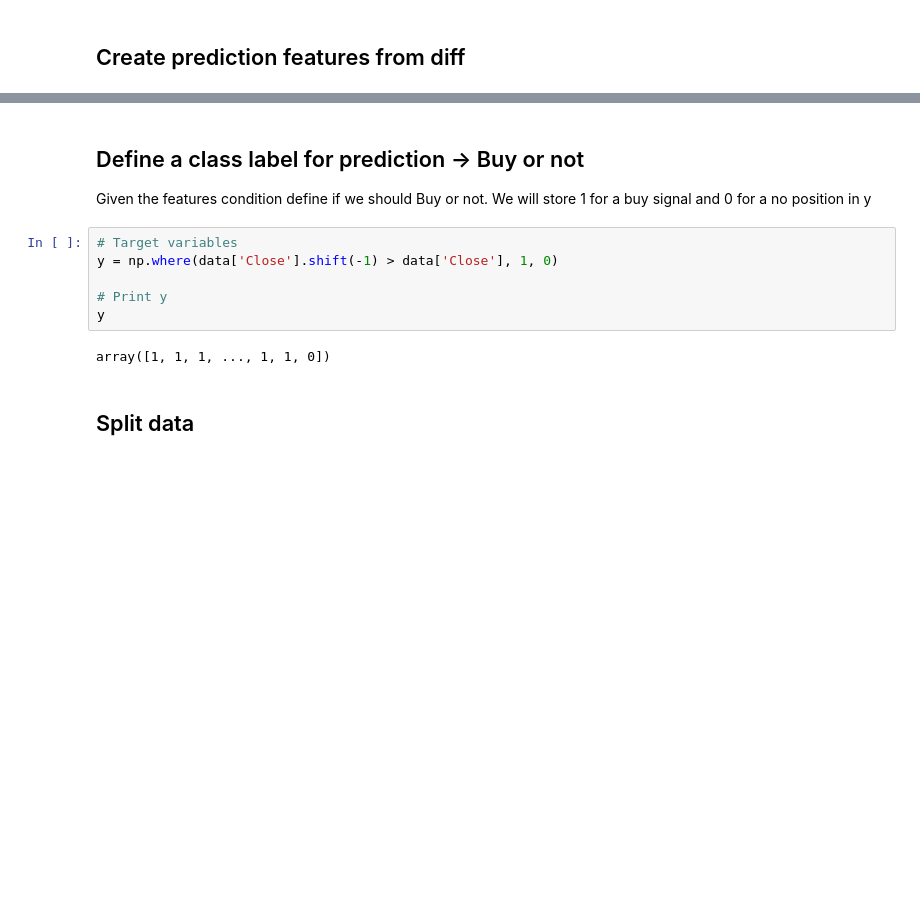
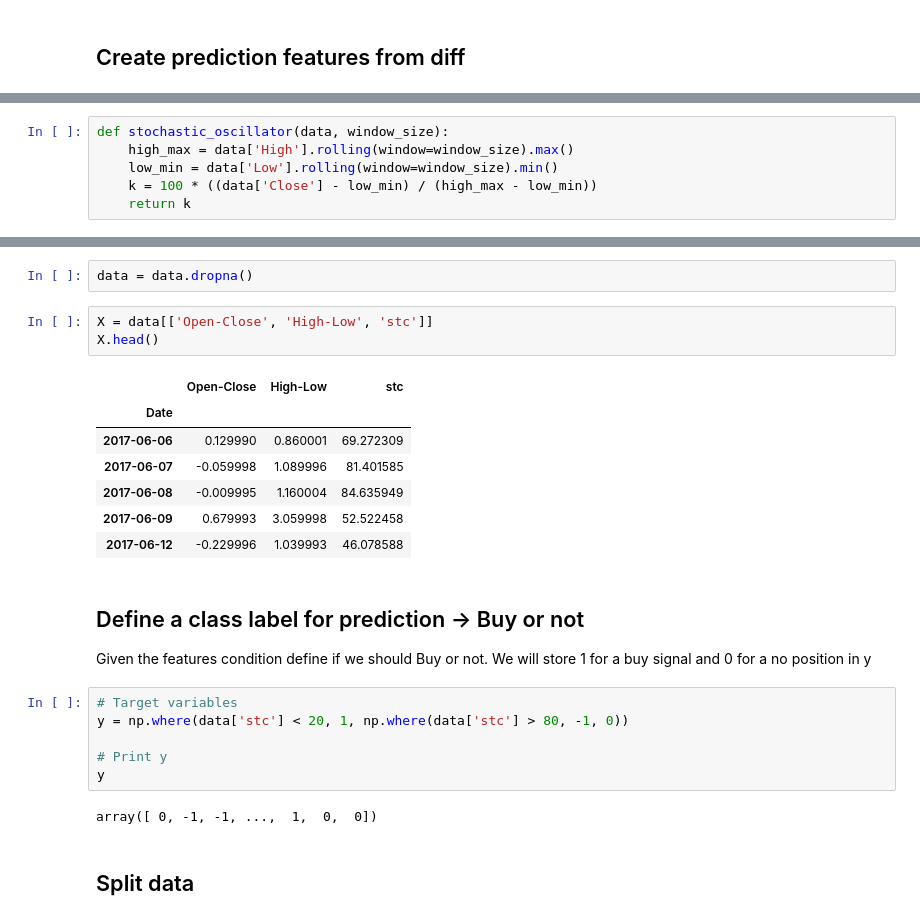
Before and after one commit to 7131HDMC/quant_finance, a Jupyter notebook: Predict Next Trading Day.ipynb, the cells around one changed output, grey strips where cells are left out. Drawn from its saved outputs; the diff is of its cells as text; blank space fills up the shorter version.

```diff
--- a/Predict Next Trading Day.ipynb
+++ b/Predict Next Trading Day.ipynb
@@ -37,0 +27,6 @@ X.head()
+# %%
+def stochastic_oscillator(data, window_size):
+    high_max = data['High'].rolling(window=window_size).max()
+    low_min = data['Low'].rolling(window=window_size).min()
+    k = 100 * ((data['Close'] - low_min) / (high_max - low_min))
+    return k
@@ -38,14 +55,27 @@ X.head()
+# %%
+data = data.dropna()
+# %%
+X = data[['Open-Close', 'High-Low', 'stc']]
+X.head()
+# %% [output]
+|  | Open-Close | High-Low | stc |
+| Date |  |  |  |
+| 2017-06-06 | 0.129990 | 0.860001 | 69.272309 |
+| 2017-06-07 | -0.059998 | 1.089996 | 81.401585 |
+| 2017-06-08 | -0.009995 | 1.160004 | 84.635949 |
+| 2017-06-09 | 0.679993 | 3.059998 | 52.522458 |
+| 2017-06-12 | -0.229996 | 1.039993 | 46.078588 |
 # %% [markdown]
 ## Define a class label for prediction  -> Buy or not
 Given the features condition define if we should Buy or not. We will store 1 for a buy signal and 0 for a no position in y
 # %%
 # Target variables
-y = np.where(data['Close'].shift(-1) > data['Close'], 1, 0)
+y = np.where(data['stc'] < 20, 1, np.where(data['stc'] > 80, -1, 0))
 
 # Print y
 y
 # %% [output]
-array([1, 1, 1, ..., 1, 1, 0])
+array([ 0, -1, -1, ...,  1,  0,  0])
 # %% [markdown]
 ## Split data
 # %%
```
Also changed, not shown: parts of 5 cells of this notebook, 3 other files.
